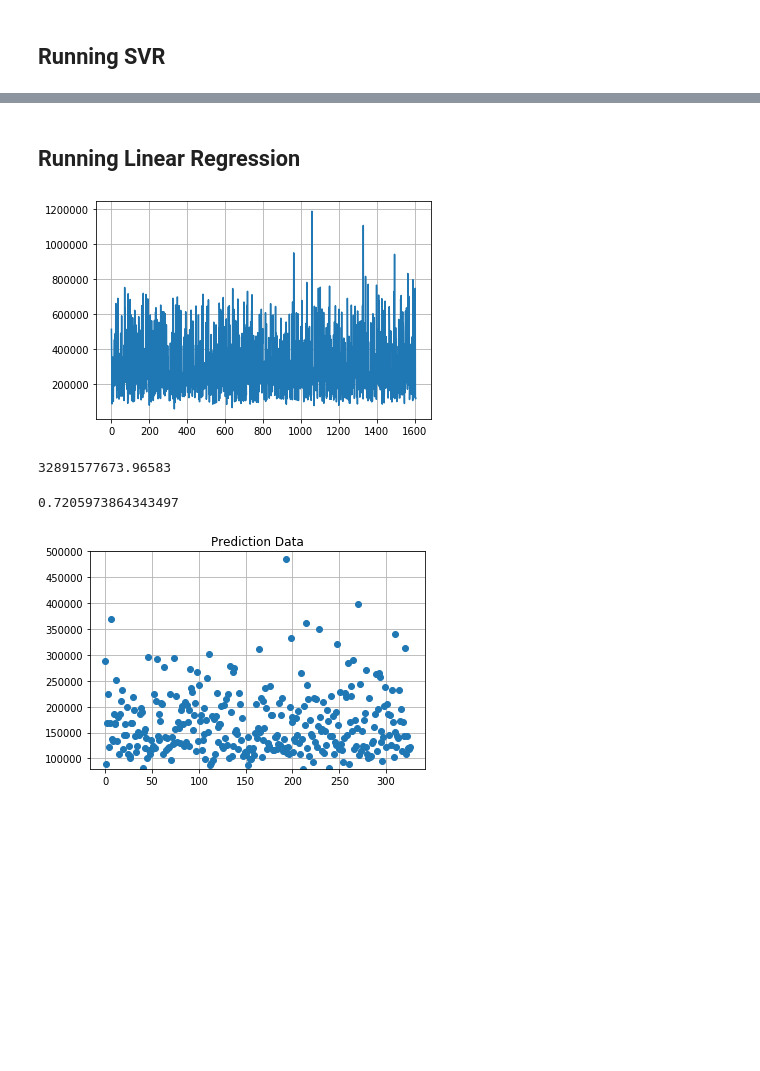
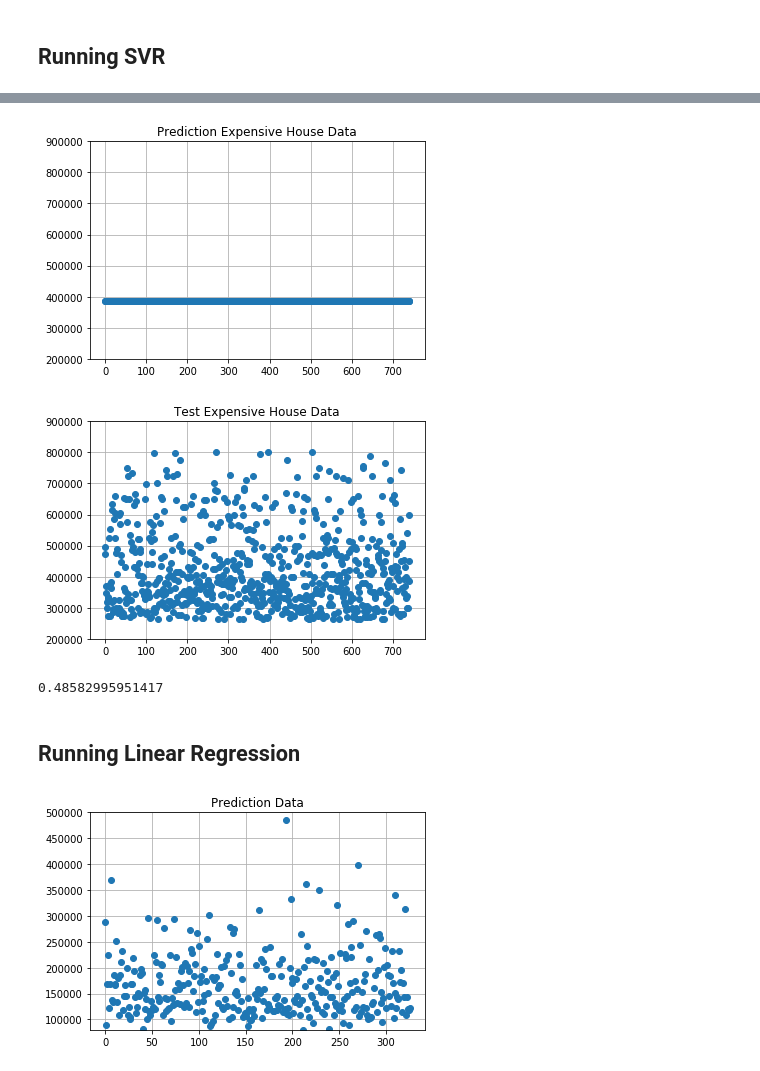
Before and after one commit to nachonavarro/real-estate-ml, a Jupyter notebook: models.ipynb, the cells around one changed output, grey strips where cells are left out. Drawn from its saved outputs; the diff is of its cells as text; code cells hidden in the pictures; blank space fills up the shorter version.

```diff
--- a/models.ipynb
+++ b/models.ipynb
@@ -124,23 +167,35 @@ mean_squared_error(y_pred, y_test)
+# %%
+# expensive house model
+
+clf75 = SVR(gamma='scale', degree=5, C=1, epsilon=0.2)
+clf75.fit(percent75X_train, percent75Y_train)
+y_pred_expensive = clf75.predict(percent75X_test)
+
+
+fig, ax = plt.subplots()
+
+ax.plot(y_pred_expensive, 'o')
+ax.grid()
+plt.title('Prediction Expensive House Data')
+plt.ylim(200000, 900000)
+plt.show()
+
+
+fig1, ax1 = plt.subplots()
+ax1.plot(percent75Y_test.values.tolist(), 'o')
+ax1.grid()
+plt.title('Test Expensive House Data')
+plt.ylim(200000, 900000)
+plt.show()
+# %% [output]
+[figure, added]
+[figure, added]
+# %%
+accuracy(percent75Y_test.values.tolist(), y_pred_expensive, 0.2)
+# %% [output]
+0.48582995951417
 # %% [markdown]
 ## Running Linear Regression
-# %%
-reg = LinearRegression().fit(X_train, y_train)
-y_pred = reg.predict(X_test.drop(columns=['sale_price']))
-fig, ax = plt.subplots()
-
-ax.plot(y_pred)
-ax.grid()
-plt.show()
-# %% [output]
-[figure, removed]
-# %%
-mean_squared_error(y_pred, y_test)
-# %% [output]
-32891577673.96583
-# %%
-accuracy(y_pred, y_test, 0.3)
-# %% [output]
-0.7205973864343497
 # %%
 #25 predict
 
```
Also changed, not shown: parts of 48 cells of this notebook.
